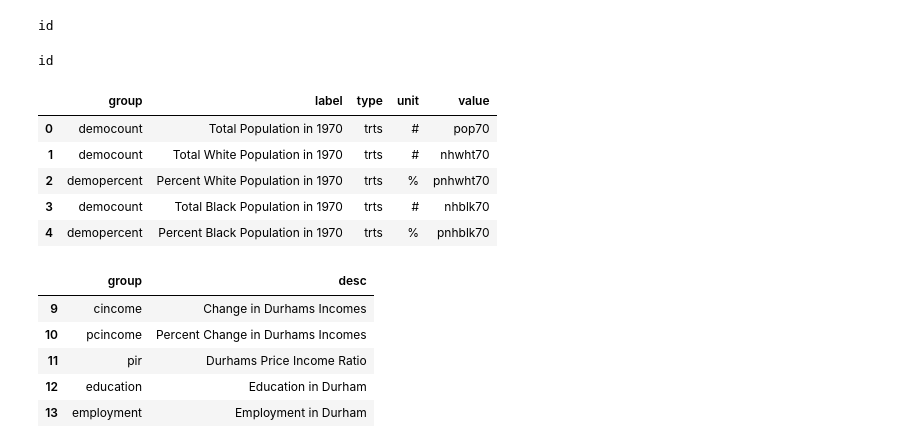
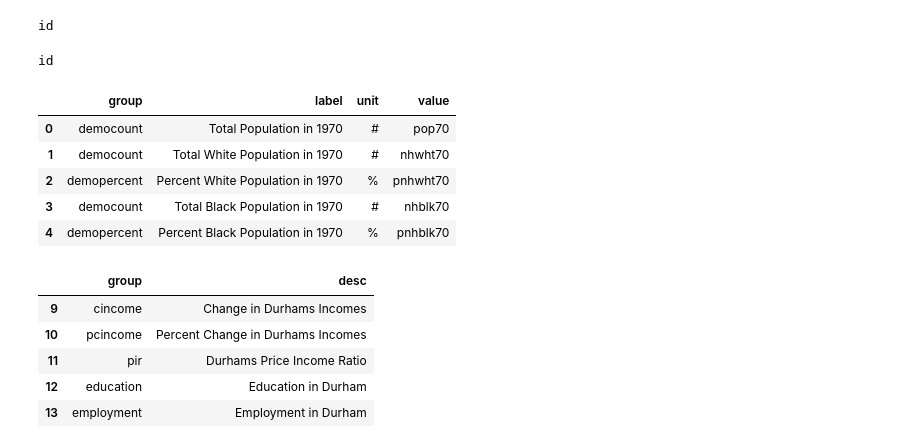
Before and after one commit to codefordurham/datahub-dw, a Jupyter notebook: affordablehousing_data/ltdbacs7016.ipynb, the cells around one changed output. Saved outputs shown, nothing was run; the diff lists cells and outputs as text; code cells hidden in the pictures.

```diff
--- a/affordablehousing_data/ltdbacs7016.ipynb
+++ b/affordablehousing_data/ltdbacs7016.ipynb
@@ -409,21 +409,21 @@ for column in columns:
             if column[len(column)-7:len(column)-3].isnumeric() == True:
                 colvar = column[:len(column)-7]
                 var = varinfo.loc[varinfo['var'] == colvar]
-                f.write("  else if (this.selectvariable.value === '"+column+"' && this.selectvariable.type === 'trts') {\n")
+                f.write("  else if (this.selectvariable.value === '"+column+"') {\n")
                 f.write("    desc = '"+var.desc.to_string(index=False)+
                         ", Adjusted to 2017 Dollars: ' + numberWithCommas(this.currentDurhamtr."+column+")\n")
                 f.write("  }\n")
             elif column[len(column)-7:len(column)-3].isnumeric() == False:
                 colvar = column[:len(column)-5]
                 var = varinfo.loc[varinfo['var'] == colvar]
-                f.write("  else if (this.selectvariable.value === '"+column+"' && this.selectvariable.type === 'trts') {\n")
+                f.write("  else if (this.selectvariable.value === '"+column+"') {\n")
                 f.write("    desc = '"+var.desc.to_string(index=False)+
                         ", Adjusted to 2017 Dollars: ' + numberWithCommas(this.currentDurhamtr."+column+")\n")
                 f.write("  }\n")
         else:
             colvar = column[:len(column)-4]
             var = varinfo.loc[varinfo['var'] == colvar]
-            f.write("  else if (this.selectvariable.value === '"+column+"' && this.selectvariable.type === 'trts') {\n")
+            f.write("  else if (this.selectvariable.value === '"+column+"') {\n")
             f.write("    desc = '"+var.desc.to_string(index=False)+", '"
                     + " + numberWithCommas(this.currentDurhamtr."+column+")\n")
             f.write("  }\n")
@@ -431,7 +431,7 @@ for column in columns:
         if column[len(column)-4:].isnumeric() == True:
             colvar = column[:len(column)-4]
             var = varinfo.loc[varinfo['var'] == colvar]
-            f.write("  else if (this.selectvariable.value === '"+column+"' && this.selectvariable.type === 'trts') {\n")
+            f.write("  else if (this.selectvariable.value === '"+column+"') {\n")
             f.write("    desc = '"+var.desc.to_string(index=False)+
                     ": ' + numberWithCommas(this.currentDurhamtr."+column+")\n")
             f.write("  }\n")
@@ -442,13 +442,13 @@ for column in columns:
                 print(colyr)
             elif column == columns[1]:
                 var = varinfo.loc[varinfo['var'] == colvar]
-                f.write("  if (this.selectvariable.value === '"+column+"' && this.selectvariable.type === 'trts') {\n")
+                f.write("  if (this.selectvariable.value === '"+column+"') {\n")
                 f.write("    desc = '"+var.desc.to_string(index=False)+
                         ": ' + numberWithCommas(this.currentDurhamtr."+column+")\n")
                 f.write("  }\n")
             else:
                 var = varinfo.loc[varinfo['var'] == colvar]
-                f.write("  else if (this.selectvariable.value === '"+column+"' && this.selectvariable.type === 'trts') {\n")
+                f.write("  else if (this.selectvariable.value === '"+column+"') {\n")
                 f.write("    desc = '"+var.desc.to_string(index=False)+
                         ": ' + numberWithCommas(this.currentDurhamtr."+column+")\n")
                 f.write("  }\n")
@@ -478,13 +478,13 @@ for column in columns:
                     mi.append({'label': var.desc.to_string(index=False)+" between 19"+colyr1+
                               " and 20"+colyr2+", Adjusted to 2017 Dollars",
                               'value': column, 'unit': var.unit.to_string(index=False),
-                              'group': var.group.to_string(index=False), 'type': 'trts'})
+                              'group': var.group.to_string(index=False)})
                 else:
                     var = varinfo.loc[varinfo['var'] == colvar]
                     mi.append({'label': var.desc.to_string(index=False)+" between 20"+colyr1+
                               " and 20"+colyr2+", Adjusted to 2017 Dollars",
                               'value': column, 'unit': var.unit.to_string(index=False),
-                              'group': var.group.to_string(index=False), 'type': 'trts'})
+                              'group': var.group.to_string(index=False)})
             elif column[len(column)-7:len(column)-3].isnumeric() == False:
                 colvar = column[:len(column)-5]
                 colyr = column[len(column)-5:len(column)-3]
@@ -493,13 +493,13 @@ for column in columns:
                     mi.append({'label': var.desc.to_string(index=False)+" in 20"+colyr+
                               ", Adjusted to 2017 Dollars",
                               'value': column, 'unit': var.unit.to_string(index=False),
-                              'group': var.group.to_string(index=False), 'type': 'trts'})
+                              'group': var.group.to_string(index=False)})
                 elif int(colyr) > 20:
                     var = varinfo.loc[varinfo['var'] == colvar]
                     mi.append({'label': var.desc.to_string(index=False)+" in 19"+colyr+
                                ", Adjusted to 2017 Dollars",
                                'value': column, 'unit': var.unit.to_string(index=False),
-                               'group': var.group.to_string(index=False), 'type': 'trts'})
+                               'group': var.group.to_string(index=False)})
                 else:
                     print(colyr)
             else:
@@ -509,7 +509,7 @@ for column in columns:
             var = varinfo.loc[varinfo['var'] == colvar]
             mi.append({'label': var.desc.to_string(index=False)+" between 2015 and 2017",
                        'value': column, 'unit': var.unit.to_string(index=False),
-                       'group': var.group.to_string(index=False), 'type': 'trts'})
+                       'group': var.group.to_string(index=False)})
     else:
         if column[len(column)-4:].isnumeric() == True:
             colvar = column[:len(column)-4]
@@ -519,49 +519,49 @@ for column in columns:
                 var = varinfo.loc[varinfo['var'] == colvar]
                 mi.append({'label': var.desc.to_string(index=False)+" between 19"+colyr1+" and 20"+colyr2,
                            'value': column, 'unit': var.unit.to_string(index=False),
-                           'group': var.group.to_string(index=False), 'type': 'trts'})
+                           'group': var.group.to_string(index=False)})
             else:
                 if column == columns[len(columns)-1]:
                     var = varinfo.loc[varinfo['var'] == colvar]
                     mi.append({'label': var.desc.to_string(index=False)+" between 20"+colyr1+" and 20"+colyr2,
                                'value': column, 'unit': var.unit.to_string(index=False),
-                               'group': var.group.to_string(index=False), 'type': 'trts'})
+                               'group': var.group.to_string(index=False)})
                 else:
                     var = varinfo.loc[varinfo['var'] == colvar]
                     mi.append({'label': var.desc.to_string(index=False)+" between 20"+colyr1+" and 20"+colyr2,
                                'value': column, 'unit': var.unit.to_string(index=False),
-                               'group': var.group.to_string(index=False), 'type': 'trts'})
+                               'group': var.group.to_string(index=False)})
 
         elif column[len(column)-4:].isnumeric() == False:
             colvar = column[:len(column)-2]
             colyr = column[len(column)-2:]
             if colyr == 'id':
                 print(colyr)
             elif int(colyr) < 20:
                 var = varinfo.loc[varinfo['var'] == colvar]
                 mi.append({'label': var.desc.to_string(index=False)+" in 20"+colyr,
                            'value': column, 'unit': var.unit.to_string(index=False),
-                           'group': var.group.to_string(index=False), 'type': 'trts'})
+                           'group': var.group.to_string(index=False)})
             elif int(colyr) > 20:
                 var = varinfo.loc[varinfo['var'] == colvar]
                 mi.append({'label': var.desc.to_string(index=False)+" in 19"+colyr,
                            'value': column, 'unit': var.unit.to_string(index=False),
-                           'group': var.group.to_string(index=False), 'type': 'trts'})
+                           'group': var.group.to_string(index=False)})
             else:
                 print(colyr)
         else:
             print(column)
 
 mi = pd.DataFrame.from_dict(mi)
 mi.head()
 # %% [output]
 id
-|  | group | label | type | unit | value |
-| 0 | democount | Total Population in 1970 | trts | # | pop70 |
-| 1 | democount | Total White Population in 1970 | trts | # | nhwht70 |
-| 2 | demopercent | Percent White Population in 1970 | trts | % | pnhwht70 |
-| 3 | democount | Total Black Population in 1970 | trts | # | nhblk70 |
-| 4 | demopercent | Percent Black Population in 1970 | trts | % | pnhblk70 |
+|  | group | label | unit | value |
+| 0 | democount | Total Population in 1970 | # | pop70 |
+| 1 | democount | Total White Population in 1970 | # | nhwht70 |
+| 2 | demopercent | Percent White Population in 1970 | % | pnhwht70 |
+| 3 | democount | Total Black Population in 1970 | # | nhblk70 |
+| 4 | demopercent | Percent Black Population in 1970 | % | pnhblk70 |
 # %%
 groupsinfo = pd.read_csv('ltdbacs_trts_vuegroupinfo.csv',sep='|')
 groupsinfo.tail()
```
Also changed, not shown: parts of 1 cell of this notebook, 3 other files.
